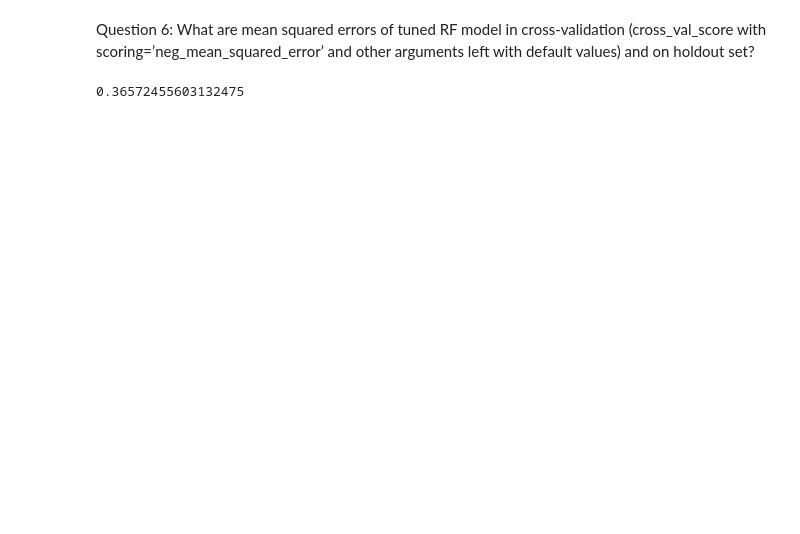
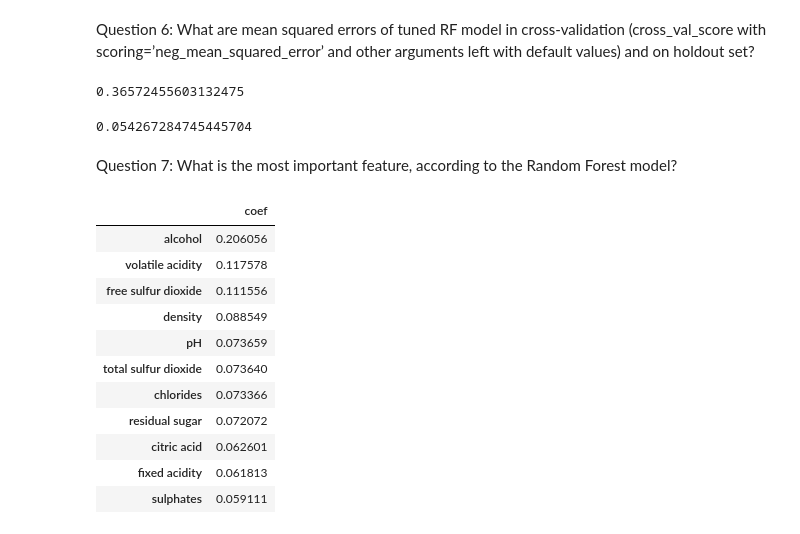
Before and after one commit to YogiramV/MLCourse.ai, a Jupyter notebook: regression/wine.ipynb, the cells around one changed output. Saved outputs shown, nothing was run; the diff lists cells and outputs as text; code cells hidden in the pictures; blank space fills up the shorter version.

```diff
--- a/regression/wine.ipynb
+++ b/regression/wine.ipynb
@@ -168,9 +177,8 @@ mean_squared_error(y_valid,lastun.predict(X_valid_scaled))
 Train a Random Forest with out-of-the-box parameters, setting only random_state to be 17.
 # %%
 from sklearn.ensemble import RandomForestRegressor
-
-randf=RandomForestRegressor(random_state=17)
-randf.fit(X_train_scaled,y_train)
+rf=RandomForestRegressor(random_state=17)
+rf.fit(X_train_scaled,y_train)
 # %% [output]
 RandomForestRegressor(random_state=17)
 # %% [markdown]
@@ -192,7 +193,0 @@ np.float64(0.4142003732204039)
-# %%
-from sklearn.model_selection import GridSearchCV
-forest_params = {'max_depth': list(range(10, 25)),
-               'max_features': list(range(6,12))}
-
-grid=GridSearchCV(randf,forest_params,cv=5,n_jobs=-1, verbose=1)
-grid.fit(X_train_scaled,y_train)
@@ -209,0 +194,12 @@ grid.best_params_,grid.best_score_
+# %%
+forest_params = {"max_depth": list(range(10, 25)), "max_features": list(range(6, 12))}
+
+locally_best_forest = GridSearchCV(
+    RandomForestRegressor(n_jobs=-1, random_state=17),
+    forest_params,
+    scoring="neg_mean_squared_error",
+    n_jobs=-1,
+    cv=5,
+    verbose=True,
+)
+locally_best_forest.fit(X_train_scaled, y_train)
@@ -216,2 +218,28 @@ mean_squared_error(randtun.predict(X_valid_scaled),y_valid)
 # %% [output]
 0.36572455603132475
+# %%
+mean_squared_error(locally_best_forest.predict(X_train_scaled),y_train)
+# %% [output]
+0.054267284745445704
+# %% [markdown]
+Question 7: What is the most important feature, according to the Random Forest model?
+# %%
+rf_importance = pd.DataFrame(
+    locally_best_forest.best_estimator_.feature_importances_,
+    columns=["coef"],
+    index=data.columns[:-1],
+)
+rf_importance.sort_values(by="coef", ascending=False)
+# %% [output]
+|  | coef |
+| alcohol | 0.206056 |
+| volatile acidity | 0.117578 |
+| free sulfur dioxide | 0.111556 |
+| density | 0.088549 |
+| pH | 0.073659 |
+| total sulfur dioxide | 0.073640 |
+| chlorides | 0.073366 |
+| residual sugar | 0.072072 |
+| citric acid | 0.062601 |
+| fixed acidity | 0.061813 |
+| sulphates | 0.059111 |
```
Also changed, not shown: parts of 21 cells of this notebook.
